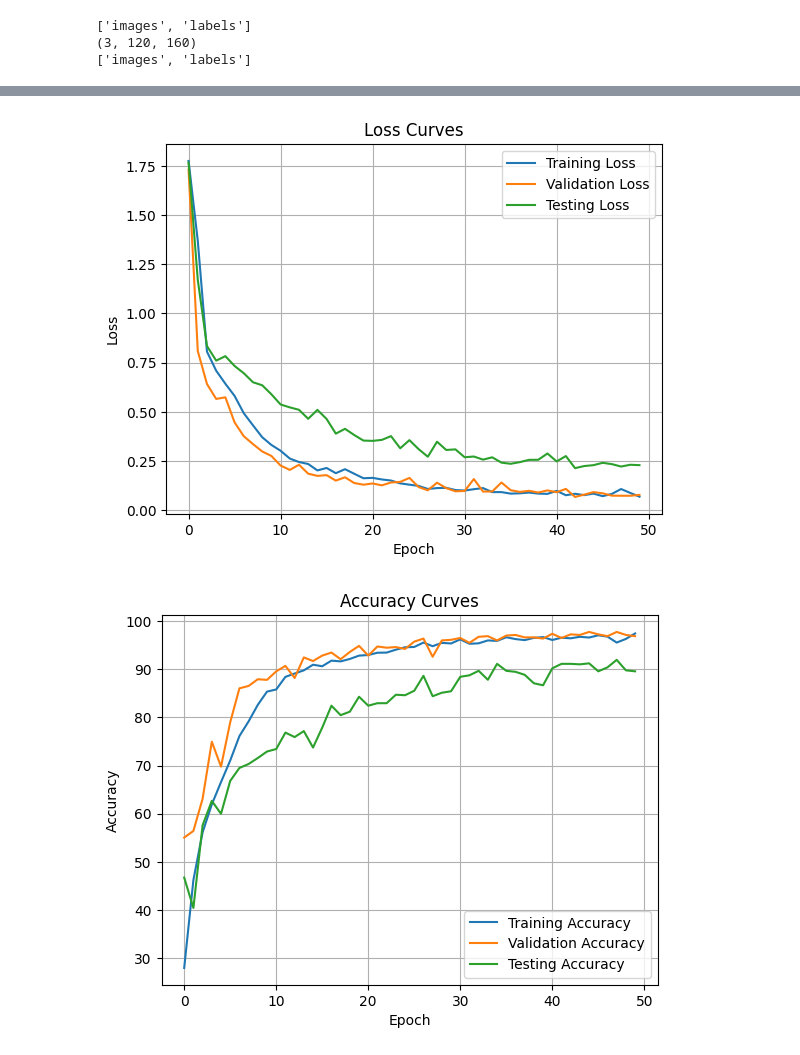
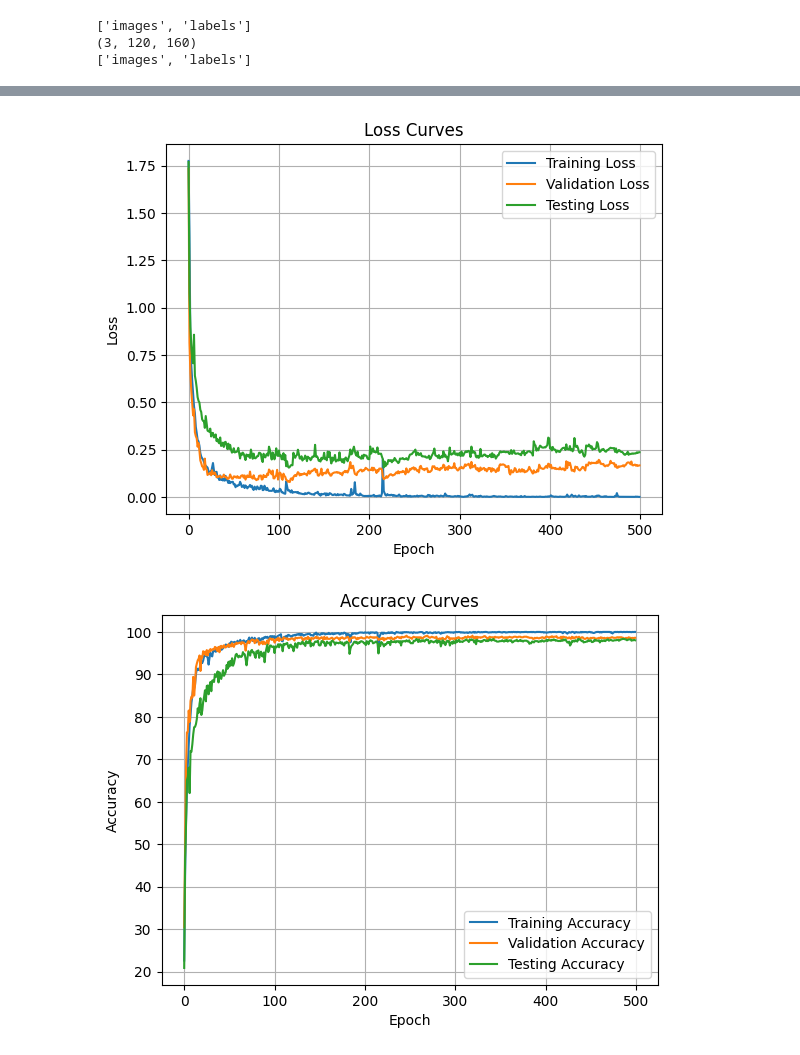
Before and after one commit to ronniecm/ieee-robotics-2023-code, a Jupyter notebook: src/jetson_code/pedestal_classification/pedestal_orientation_color_classifier.ipynb, the cells around one changed output, grey strips where cells are left out. Drawn from its saved outputs; the diff is of its cells as text; code cells hidden in the pictures.

Commit message:
more up to date loss curves

```diff
--- a/src/jetson_code/pedestal_classification/pedestal_orientation_color_classifier.ipynb
+++ b/src/jetson_code/pedestal_classification/pedestal_orientation_color_classifier.ipynb
@@ -239,7 +239,7 @@ ConvNeuralNet(
 # %%
 import matplotlib.pyplot as plt
 
-num_epochs = 50
+num_epochs = 500
 
 # Initialize lists to store loss and accuracy for each epoch
 train_losses = []
@@ -365,5 +365,5 @@ Epoch [50/50], Train Loss: 0.0685, Train Acc: 97.42%, Val Loss: 0.0773, Val Acc:
-[figure, old version]
+[figure, new version]
-[figure, old version]
+[figure, new version]
 # %%
 # Save the model
 torch.save(model.state_dict(), 'lightweight_net_color_orientation.pth')
```
Also changed, not shown: parts of 1 cell of this notebook, 1 other file.
